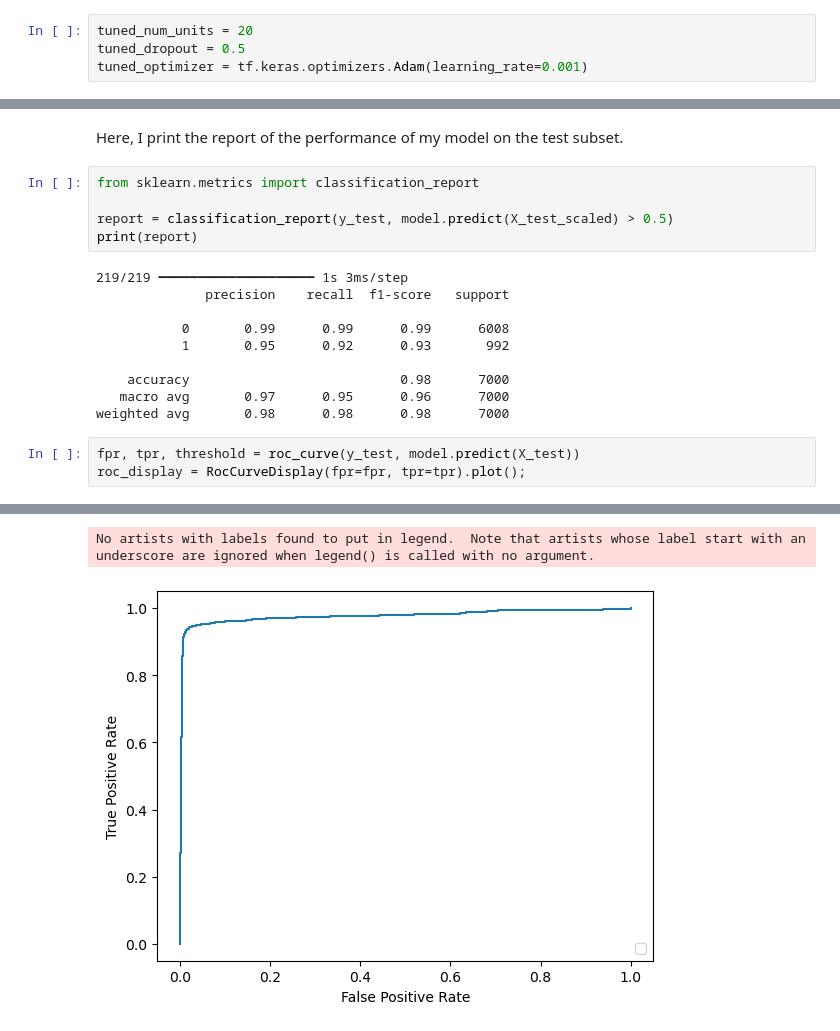
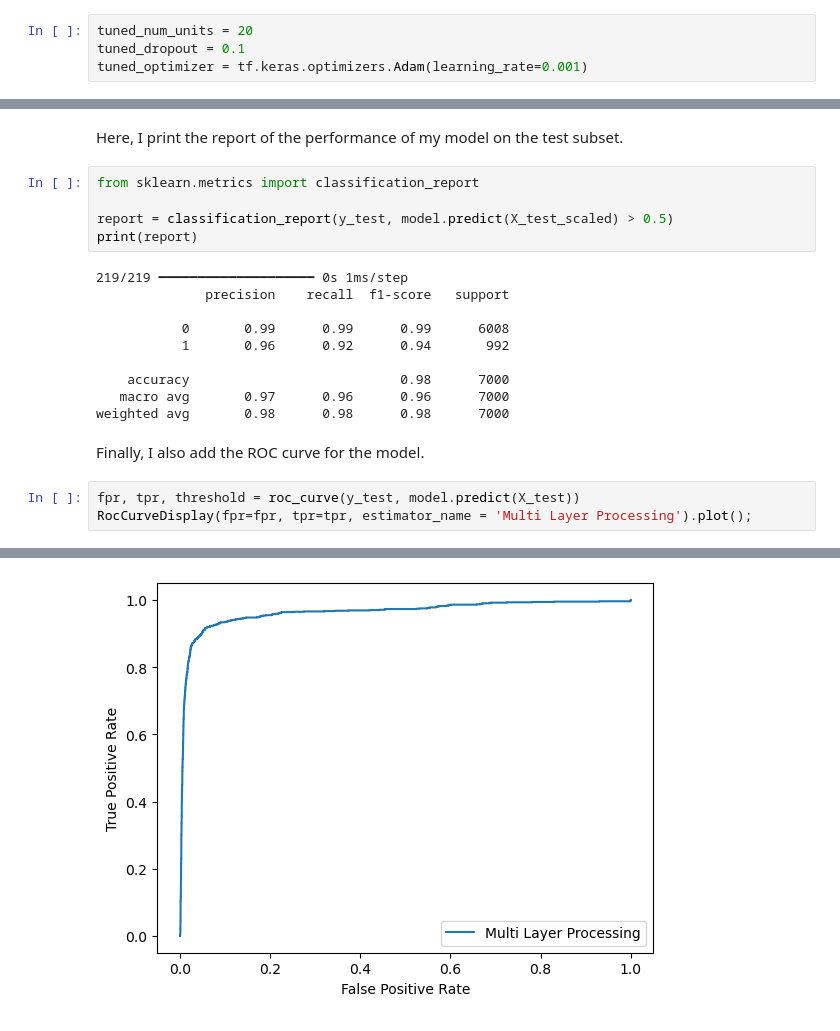
Before and after one commit to om-erika/astrostatistics_bicocca_2024, a Jupyter notebook: exam/L22_galaxy_vs_qso_mlp.ipynb, the cells around one changed output, grey strips where cells are left out. Cells and saved outputs as stored; diff of their text form.

```diff
--- a/exam/L22_galaxy_vs_qso_mlp.ipynb
+++ b/exam/L22_galaxy_vs_qso_mlp.ipynb
@@ -164,7 +164,7 @@ for num_units in HP_NUM_UNITS.domain.values:
 From tensorboard, I get as the best combination the following:
 # %%
 tuned_num_units = 20
-tuned_dropout = 0.5
+tuned_dropout = 0.1
 tuned_optimizer = tf.keras.optimizers.Adam(learning_rate=0.001)
 # %% [markdown]
 ### Model training
@@ -360,16 +360,18 @@ from sklearn.metrics import classification_report
 report = classification_report(y_test, model.predict(X_test_scaled) > 0.5)
 print(report)
 # %% [output]
-219/219 ━━━━━━━━━━━━━━━━━━━━ 1s 3ms/step
+219/219 ━━━━━━━━━━━━━━━━━━━━ 0s 1ms/step
               precision    recall  f1-score   support
 
            0       0.99      0.99      0.99      6008
-           1       0.95      0.92      0.93       992
+           1       0.96      0.92      0.94       992
 
     accuracy                           0.98      7000
-   macro avg       0.97      0.95      0.96      7000
+   macro avg       0.97      0.96      0.96      7000
 weighted avg       0.98      0.98      0.98      7000
+# %% [markdown]
+Finally, I also add the ROC curve for the model.
 # %%
 fpr, tpr, threshold = roc_curve(y_test, model.predict(X_test))
-roc_display = RocCurveDisplay(fpr=fpr, tpr=tpr).plot();
+RocCurveDisplay(fpr=fpr, tpr=tpr, estimator_name = 'Multi Layer Processing').plot();
 # %% [output]
@@ -377,2 +379 @@ roc_display = RocCurveDisplay(fpr=fpr, tpr=tpr).plot();
-No artists with labels found to put in legend.  Note that artists whose label start with an underscore are ignored when legend() is called with no argument.
-[figure, old version]
+[figure, new version]
```
Also changed, not shown: parts of 12 cells of this notebook.
